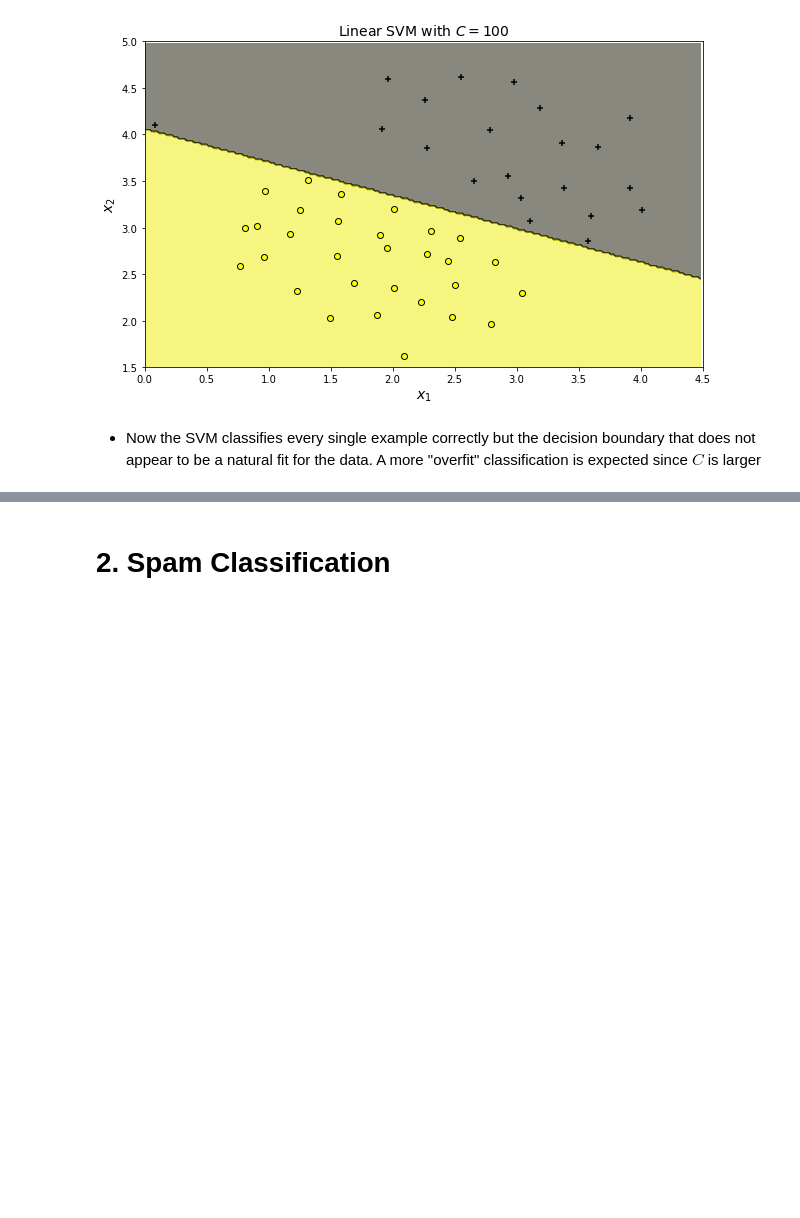
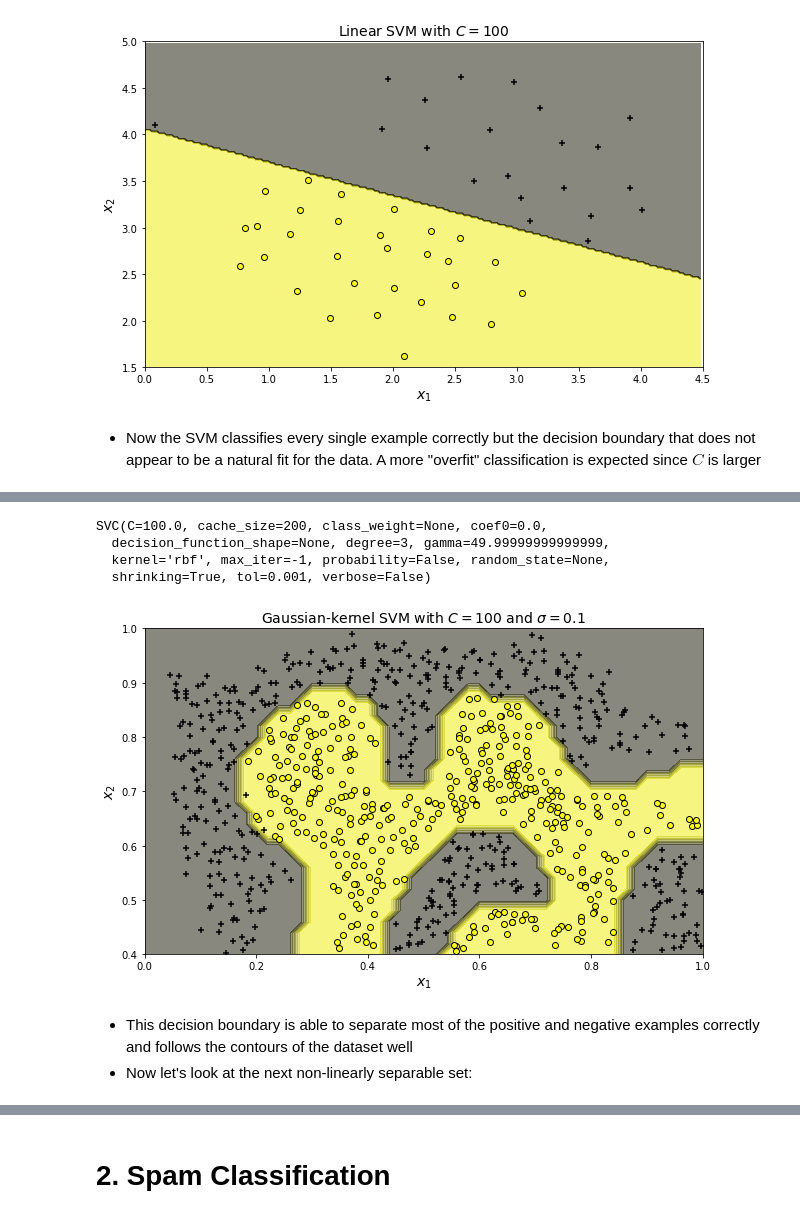
Before and after one commit to les67/MachineLearning_CourseraNg, a Jupyter notebook: ex6/ex6.ipynb, the cells around one changed output, grey strips where cells are left out. Drawn from its saved outputs; the diff is of its cells as text; code cells hidden in the pictures; blank space fills up the shorter version.

```diff
--- a/ex6/ex6.ipynb
+++ b/ex6/ex6.ipynb
@@ -115,0 +177,40 @@ plt.show()
+# %%
+sigma = 0.1
+gamma = 1/(2*sigma**2)
+svc = svm.SVC(C=100.0,kernel='rbf',gamma=gamma)
+svc.fit(X,y)
+# %% [output]
+SVC(C=100.0, cache_size=200, class_weight=None, coef0=0.0,
+  decision_function_shape=None, degree=3, gamma=49.99999999999999,
+  kernel='rbf', max_iter=-1, probability=False, random_state=None,
+  shrinking=True, tol=0.001, verbose=False)
+# %%
+# Create a mesh to plot in
+h = .02  # Step size in the mesh
+x_min, x_max = 0, 1.1
+y_min, y_max = 0.4, 1.1
+xx, yy = np.meshgrid(np.arange(x_min, x_max, h),
+                     np.arange(y_min, y_max, h))
+# Plot the decision boundary. For that, we will assign a color to each point in the mesh
+z_svc = svc.predict(np.c_[xx.ravel(), yy.ravel()])
+# Put the result into a color plot
+z_svc = z_svc.reshape(xx.shape)
+# %%
+plt.figure()
+#cs = plt.contour(xx,yy,z_svc,levels=[0],colors='b',linestyles='-',linewidths=2) # explicitly plot decision boundary
+# plt.clabel(cs, fmt = '%2.1d', colors = 'b', fontsize=14) # label decision boundary contour line
+csf = plt.contourf(xx,yy,z_svc,cmap=yellow_black,alpha=0.5) # classified feature space
+#plt.colorbar(csf)
+plt.scatter(X[:,0][y==1],X[:,1][y==1],marker='+',edgecolors='k',facecolor='k')
+plt.scatter(X[:,0][y==0],X[:,1][y==0],marker='o',edgecolors='k',facecolor='yellow')
+plt.xlim(0,1)
+plt.ylim(0.4,1)
+plt.xlabel(r'$x_1$',fontsize=14)
+plt.ylabel(r'$x_2$',fontsize=14)
+plt.title(r'Gaussian-kernel SVM with $C=100$ and $\sigma=0.1$',fontsize=14)
+plt.show()
+# %% [output]
+[figure, added]
+# %% [markdown]
+- This decision boundary is able to separate most of the positive and negative examples correctly and follows the contours of the dataset well
+- Now let's look at the next non-linearly separable set:
```
Also changed, not shown: parts of 21 cells of this notebook.
